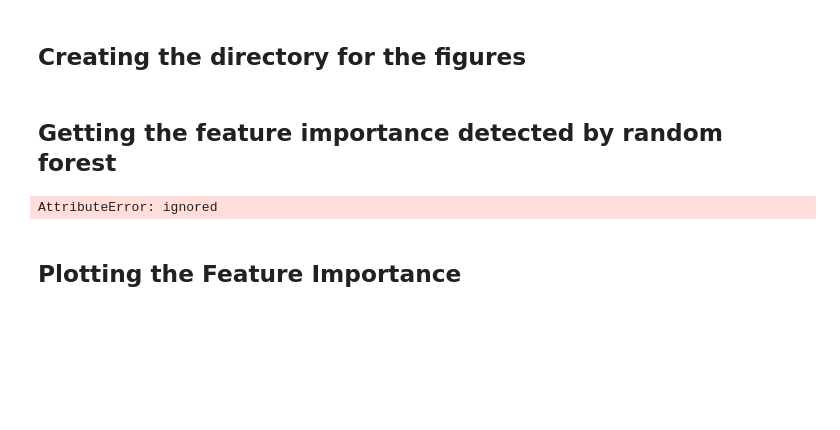
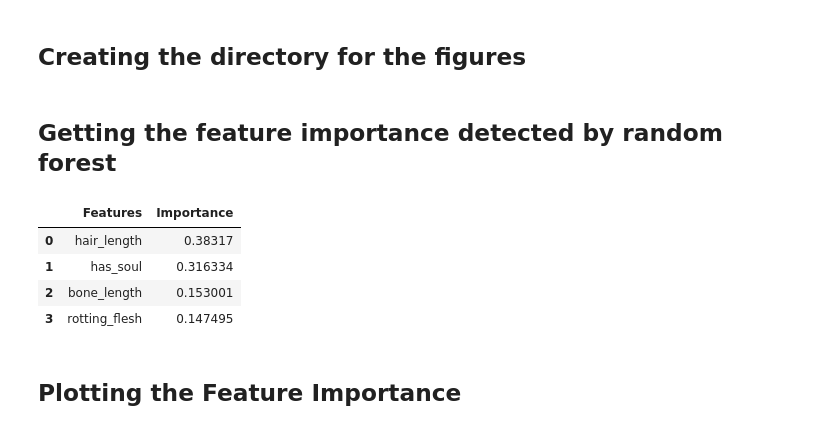
Before and after one commit to lydiateinfalt/DATS6202-MachineLearningI-Fall2021, a Jupyter notebook: LydiaTeinfalt_Homework_3.ipynb, the cells around one changed output. Drawn from its saved outputs; the diff is of its cells as text; code cells hidden in the pictures; blank space fills up the shorter version.

```diff
--- a/LydiaTeinfalt_Homework_3.ipynb
+++ b/LydiaTeinfalt_Homework_3.ipynb
@@ -889,19 +887,23 @@ if not os.path.exists(directory):
 ## Getting the feature importance detected by random forest
 # %%
 # Get the best_score, best_param and best_estimator of random forest obtained by GridSearchCV
-best_score_rfc, best_param_rfc, best_estimator_rfc = best_score_params_estimator_gs[3]
+best_score_rfc, best_param_rfc, best_estimator_rfc = best_score_params_estimator_gs[0]
 
 # Get the dataframe of feature and importance
 df_fi_rfc = pd.DataFrame(np.hstack((np.setdiff1d(df.columns, [target]).reshape(-1, 1), best_estimator_rfc.named_steps['model'].feature_importances_.reshape(-1, 1))),
                          columns=['Features', 'Importance'])
 
 # Sort df_fi_rfc in descending order of the importance
 df_fi_rfc = df_fi_rfc.sort_values(ascending=False, by='Importance').reset_index(drop=True)
 
 # Print the first 5 rows of df_fi_rfc
 df_fi_rfc.head()
 # %% [output]
-AttributeError: ignored
+|  | Features | Importance |
+| 0 | hair_length | 0.38317 |
+| 1 | has_soul | 0.316334 |
+| 2 | bone_length | 0.153001 |
+| 3 | rotting_flesh | 0.147495 |
 # %% [markdown]
 ## Plotting the Feature Importance
 # %%
```
Also changed, not shown: parts of 4 cells of this notebook.
